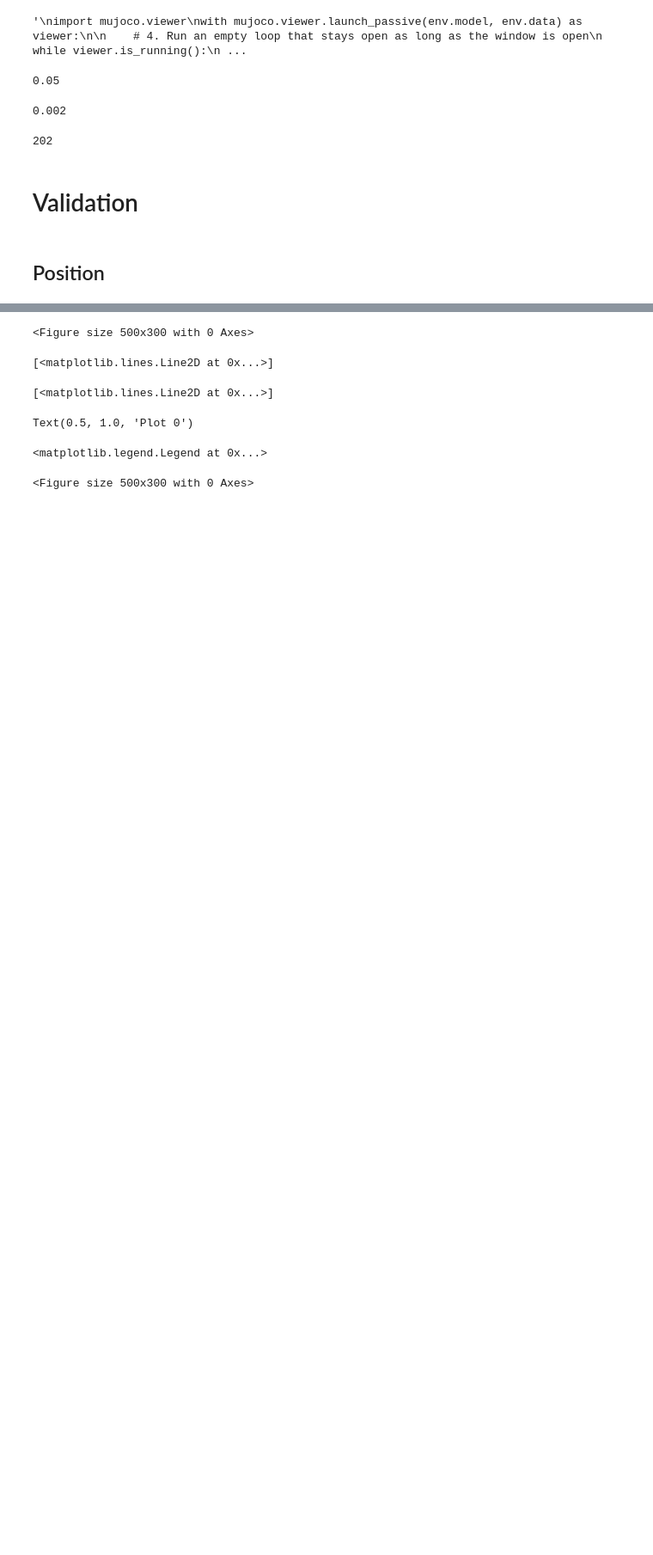
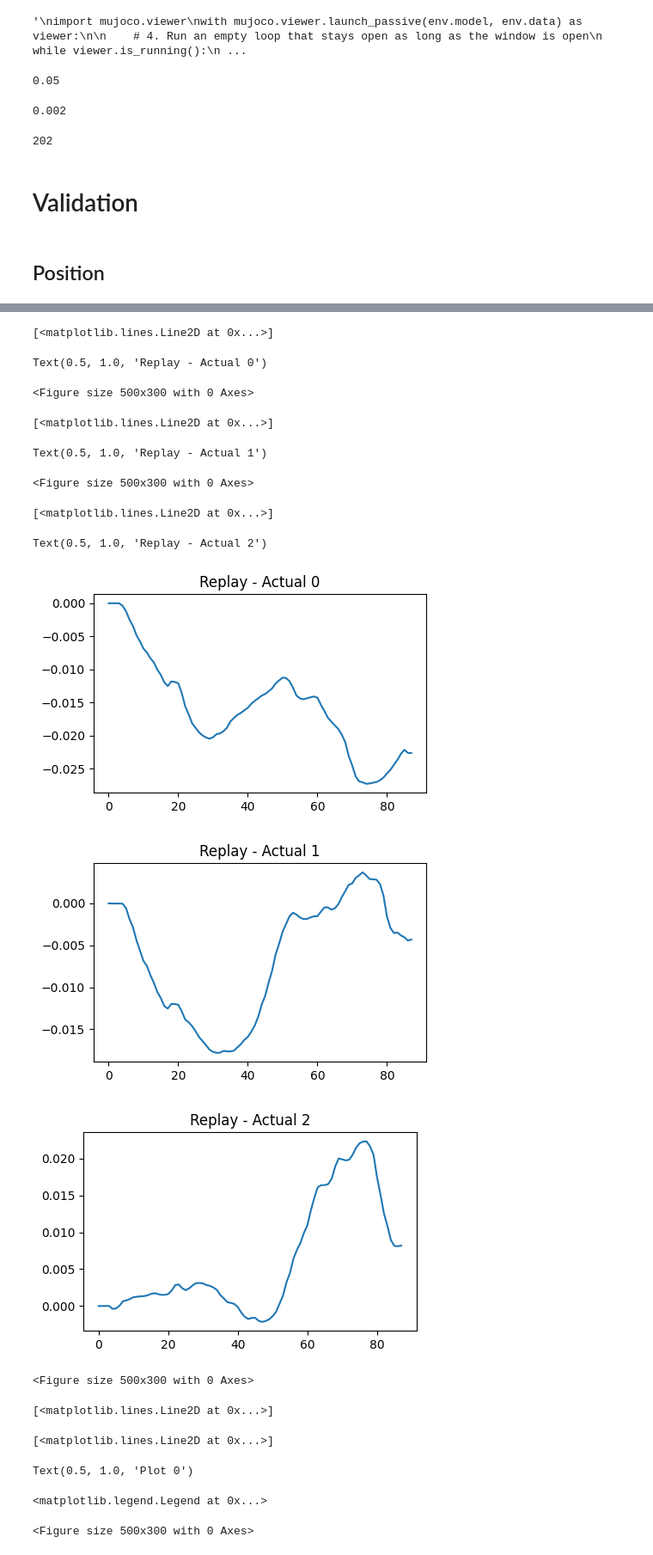
Before and after one commit to ProxyCausal/custom_gym_env, a Jupyter notebook: notebooks/custom_gym_env.ipynb, the cells around one changed output, grey strips where cells are left out. Shown at 86% size. Saved outputs shown, nothing was run; the diff lists cells and outputs as text; code cells hidden in the pictures; blank space fills up the shorter version.

```diff
--- a/notebooks/custom_gym_env.ipynb
+++ b/notebooks/custom_gym_env.ipynb
@@ -34,0 +42,13 @@ Image.fromarray(capture2['img']).crop((320, 140, 576, 396))
+# %%
+env = PickPlacePandaEnvController(
+    "C:\\Users\\gdev\\Documents\\CS\\DL\\projects\\Robotics\\custom_gym_env\\robots/franka_emika_panda/pick_place_custom.xml",
+    render_mode="rgb_array", camera_name='fixed_cam'
+)
+
+num_joints = env.model.njnt
+env.model.nq
+
+# Print all joint names
+for i in range(num_joints):
+    joint_name = env.model.joint(i).name
+    print(f"Joint {i}, Name: {joint_name}, Type: {env.model.jnt_type[i]}, qpos_adr: {env.model.jnt_qposadr[i]}")
@@ -218,3 +256,9 @@ for frame in env.frames:
 writer.close()
 # %% [markdown]
 ## Position
+# %%
+for i in range(3):
+    plt.figure(figsize=(5, 3))
+    plt.plot(np.stack([o[0][0] for o in obs_traj])[:,i] - droid_traj_actions[np.array(indices)][:,i])
+    plt.title(f"Replay - Actual {i}")
+# %% [output]
@@ -221,3 +266,14 @@ writer.close()
+[<matplotlib.lines.Line2D at 0x...>]
+Text(0.5, 1.0, 'Replay - Actual 0')
+<Figure size 500x300 with 0 Axes>
+[<matplotlib.lines.Line2D at 0x...>]
+Text(0.5, 1.0, 'Replay - Actual 1')
+<Figure size 500x300 with 0 Axes>
+[<matplotlib.lines.Line2D at 0x...>]
+Text(0.5, 1.0, 'Replay - Actual 2')
+[figure, added]
+[figure, added]
+[figure, added]
 # %%
 for i in range(3):
     plt.figure(figsize=(5, 3))
```
Also changed, not shown: parts of 7 cells of this notebook, 2 other files.
